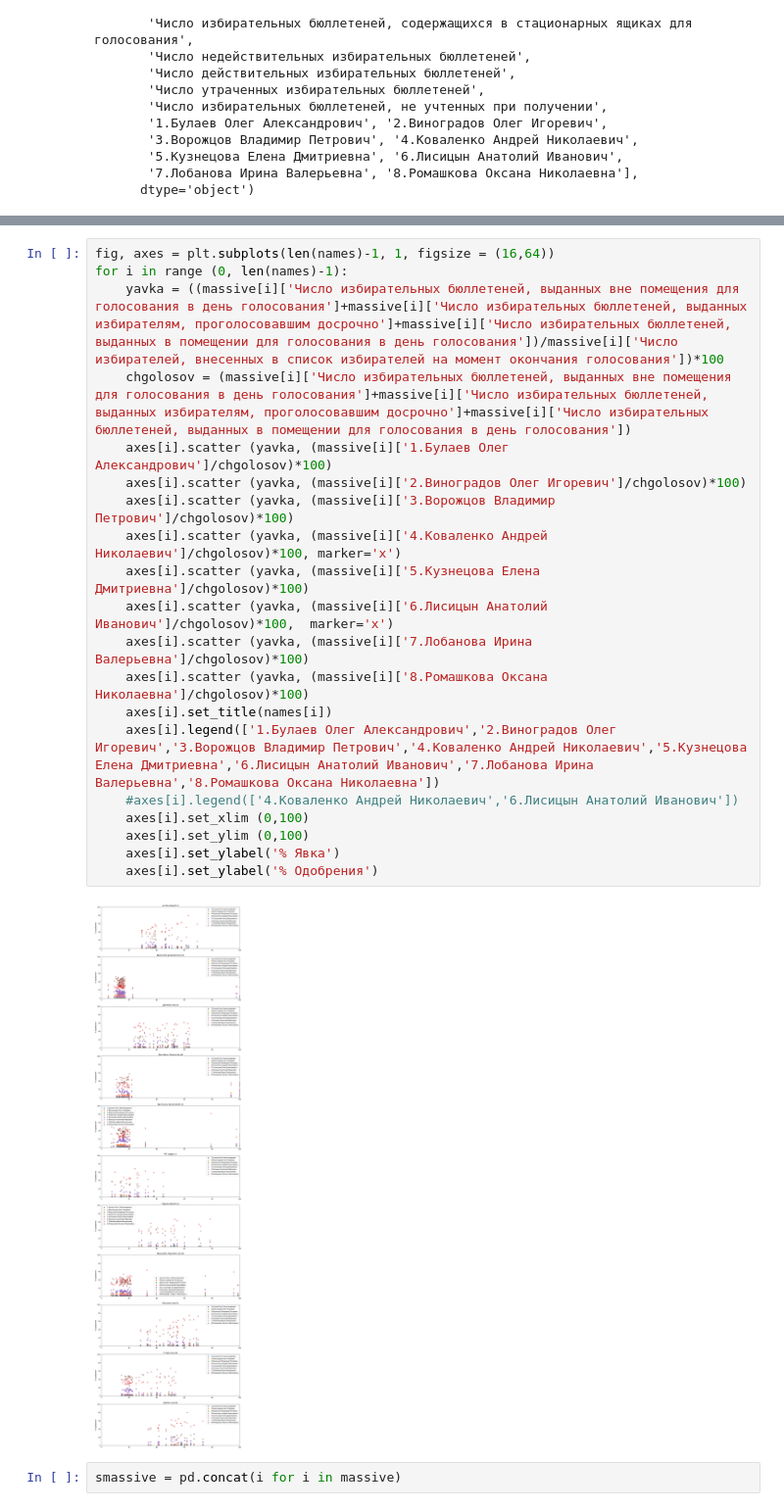
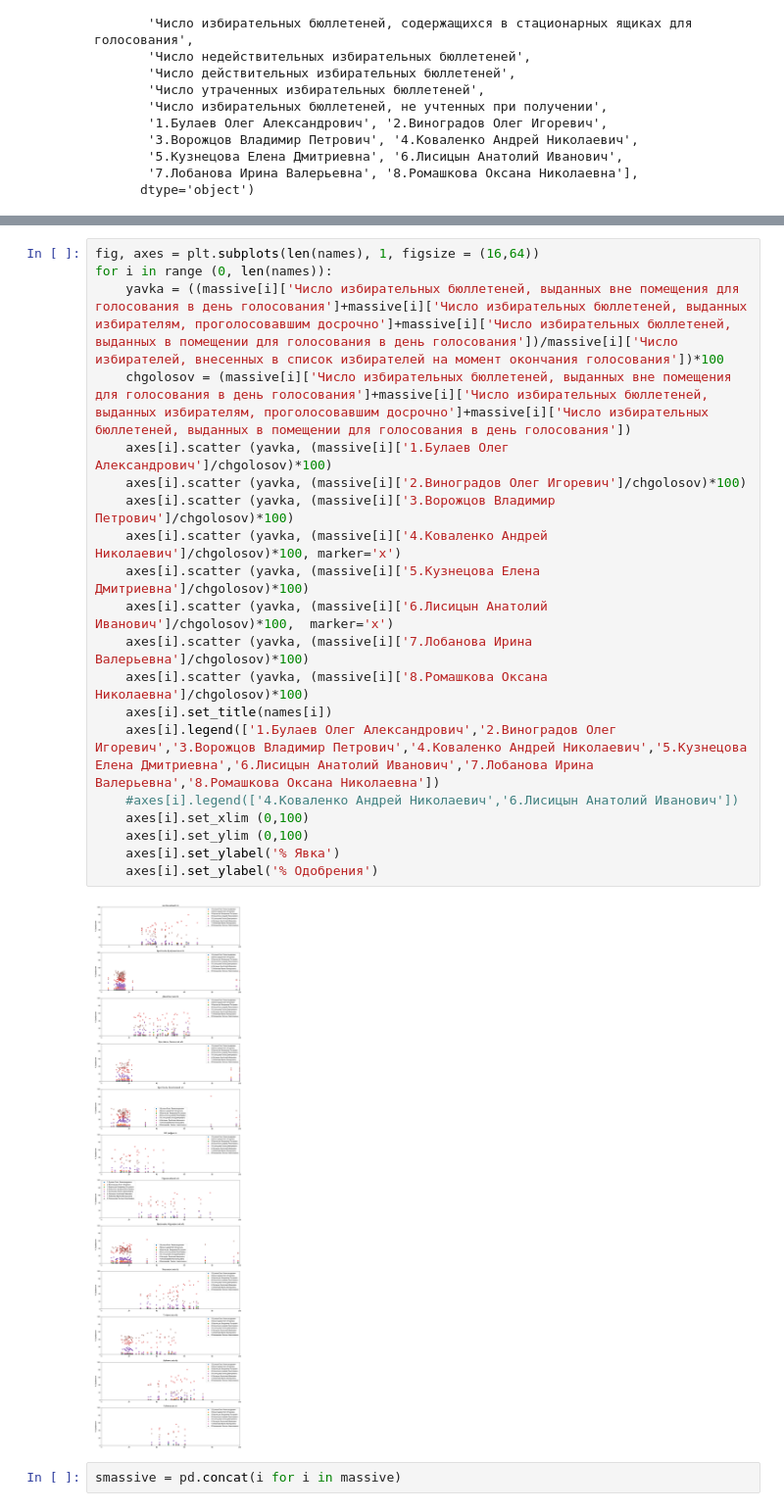
Before and after one commit to Nikiliant/ElectionsYaroslavlOblast13092020, a Jupyter notebook: Analytics.ipynb, the cells around one changed output, grey strips where cells are left out. Shown at 98% size. Saved outputs shown, nothing was run; the diff lists cells and outputs as text.

```diff
--- a/Analytics.ipynb
+++ b/Analytics.ipynb
@@ -42,25 +57,25 @@ Index(['УИК',
 # %%
-fig, axes = plt.subplots(len(names)-1, 1, figsize = (16,64))
-for i in range (0, len(names)-1):
+fig, axes = plt.subplots(len(names), 1, figsize = (16,64))
+for i in range (0, len(names)):
     yavka = ((massive[i]['Число избирательных бюллетеней, выданных вне помещения для голосования в день голосования']+massive[i]['Число избирательных бюллетеней, выданных избирателям, проголосовавшим досрочно']+massive[i]['Число избирательных бюллетеней, выданных в помещении для голосования в день голосования'])/massive[i]['Число избирателей, внесенных в список избирателей на момент окончания голосования'])*100
     chgolosov = (massive[i]['Число избирательных бюллетеней, выданных вне помещения для голосования в день голосования']+massive[i]['Число избирательных бюллетеней, выданных избирателям, проголосовавшим досрочно']+massive[i]['Число избирательных бюллетеней, выданных в помещении для голосования в день голосования'])
     axes[i].scatter (yavka, (massive[i]['1.Булаев Олег Александрович']/chgolosov)*100)
     axes[i].scatter (yavka, (massive[i]['2.Виноградов Олег Игоревич']/chgolosov)*100)
     axes[i].scatter (yavka, (massive[i]['3.Ворожцов Владимир Петрович']/chgolosov)*100)
     axes[i].scatter (yavka, (massive[i]['4.Коваленко Андрей Николаевич']/chgolosov)*100, marker='x')
     axes[i].scatter (yavka, (massive[i]['5.Кузнецова Елена Дмитриевна']/chgolosov)*100)
     axes[i].scatter (yavka, (massive[i]['6.Лисицын Анатолий Иванович']/chgolosov)*100,  marker='x')
     axes[i].scatter (yavka, (massive[i]['7.Лобанова Ирина Валерьевна']/chgolosov)*100)
     axes[i].scatter (yavka, (massive[i]['8.Ромашкова Оксана Николаевна']/chgolosov)*100)
     axes[i].set_title(names[i])
     axes[i].legend(['1.Булаев Олег Александрович','2.Виноградов Олег Игоревич','3.Ворожцов Владимир Петрович','4.Коваленко Андрей Николаевич','5.Кузнецова Елена Дмитриевна','6.Лисицын Анатолий Иванович','7.Лобанова Ирина Валерьевна','8.Ромашкова Оксана Николаевна'])
     #axes[i].legend(['4.Коваленко Андрей Николаевич','6.Лисицын Анатолий Иванович'])
     axes[i].set_xlim (0,100)
     axes[i].set_ylim (0,100)
     axes[i].set_ylabel('% Явка')
     axes[i].set_ylabel('% Одобрения')
 # %% [output]
-[figure, old version]
+[figure, new version]
 # %%
 smassive = pd.concat(i for i in massive)
 # %%
```
Also changed, not shown: parts of 1 cell of this notebook.
